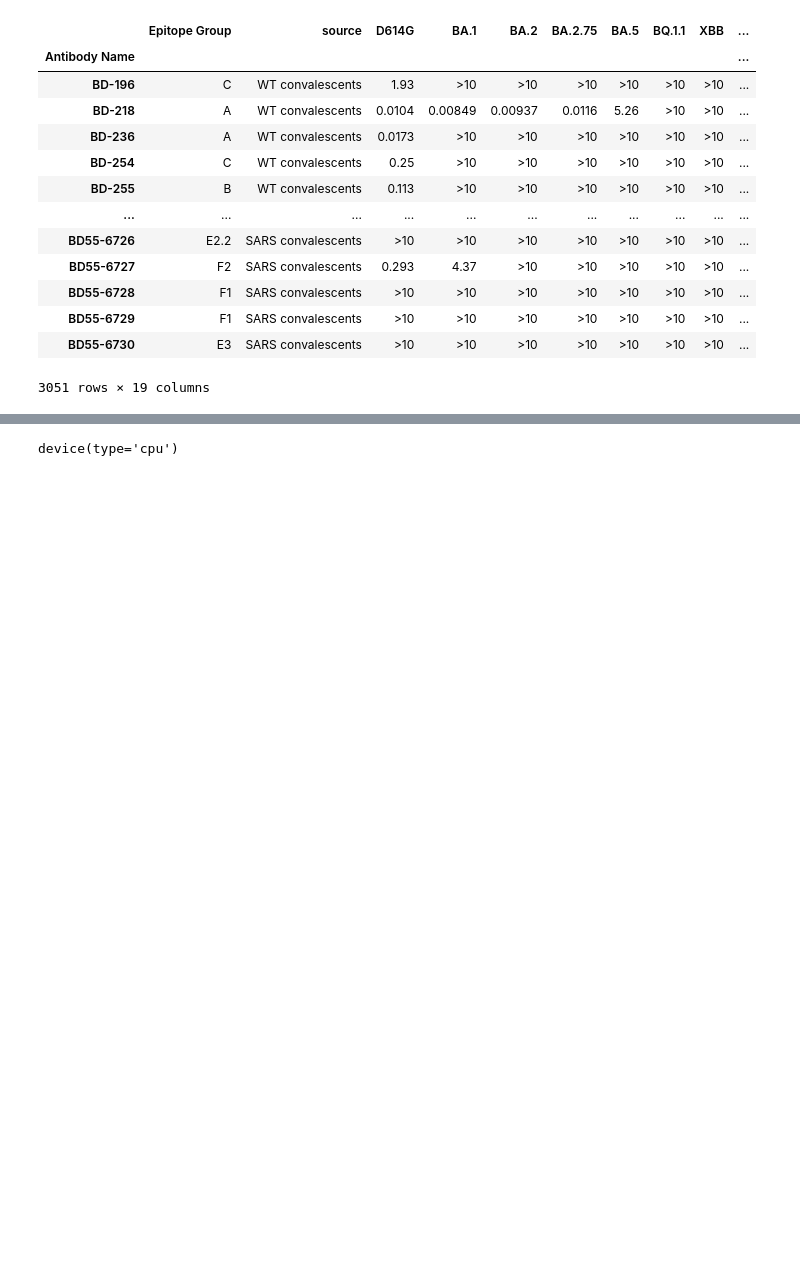
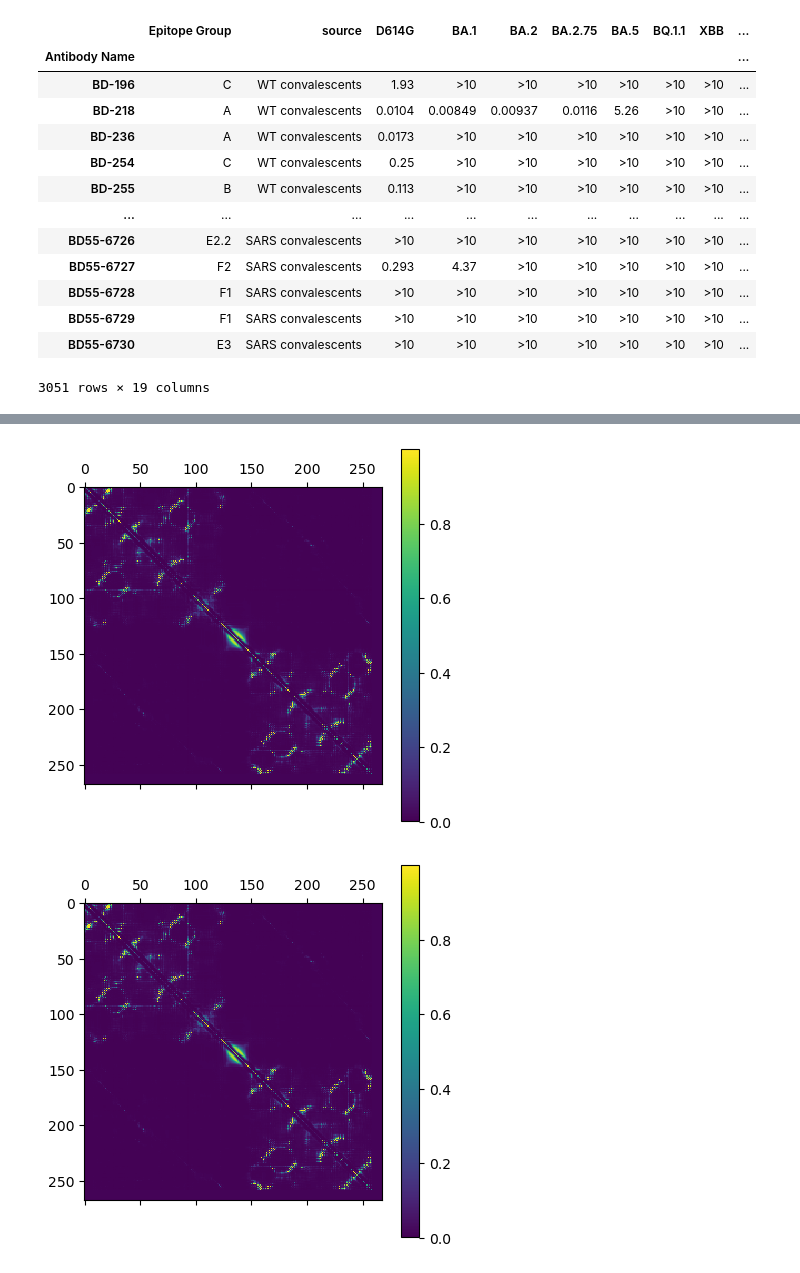
Before and after one commit to JonasBlomquist/AI4ProtEng_AIntibody, a Jupyter notebook: notebooks/representation.ipynb, the cells around one changed output, grey strips where cells are left out. Drawn from its saved outputs; the diff is of its cells as text; code cells hidden in the pictures; blank space fills up the shorter version.

```diff
--- a/notebooks/representation.ipynb
+++ b/notebooks/representation.ipynb
@@ -284,7 +284,7 @@ data
 protein_num = int(data.shape[0])
 
 
-def plot_concetc(data_esm2):
+def process_linker(data_esm2, linker_length):
         # Extract representations
         last_layer = list(data_esm2['representations'].keys())[0]
         representations = data_esm2['representations'][last_layer]
@@ -296,7 +296,7 @@ def plot_concetc(data_esm2):
 
 
         for index in range(protein_num):
-                linker_length = len()
+
                 # Remove the zero padding, start, stop tokens, connecting token for the representations
                 # rep = <cls> HC "linker" LC <eos>
 
@@ -312,12 +312,26 @@ def plot_concetc(data_esm2):
 
                 # Remove start, stop tokens and connecting token for the representations
                 # remove from start toekn in both dim
-                contact = contacts[index, :heavy_sequence_lengths[index]+light_sequence_lengths[index]+1, :heavy_sequence_lengths[index]+light_sequence_lengths[index]+1]
+                # Remove start, stop tokens and connecting token for the representations
+                # remove from start toekn in both dim
+                contact = contacts[index, :heavy_sequence_lengths[index]+light_sequence_lengths[index]+linker_length, :heavy_sequence_lengths[index]+light_sequence_lengths[index]+linker_length]
+
+                # contact = torch.cat((contact[:heavy_sequence_lengths[index]], contact[heavy_sequence_lengths[index]+linker_length:]))
+                contact = np.delete(contact, slice(heavy_sequence_lengths[index]+1, heavy_sequence_lengths[index] + linker_length + 1), axis=0)
+
+                contact = np.delete(contact, slice(heavy_sequence_lengths[index]+1, heavy_sequence_lengths[index] + linker_length + 1), axis=1)
+                contacts_list.append(contact)
+
+        concatenated_embeddings = torch.cat(representations_list, dim=0)
+        concatenated_contacts = torch.cat(contacts_list, dim=0)
+        data_esm2['representations'][last_layer] = concatenated_embeddings
+        data_esm2['contacts']=concatenated_contacts
+        return data_esm2
 
 
-                contact = np.delete(contact, heavy_sequence_lengths[index:linker_length], axis=0)
-                contact = np.delete(contact, heavy_sequence_lengths[index:linker_length], axis=1)
-                contacts_list.append(contact)
-        plt.matshow(contacts_list[0])
+
+def plot_concetc(some_data):
+
+        plt.matshow(some_data["contacts"][0])
         plt.colorbar()
         return plt.show()
@@ -379,4 +338,17 @@ torch.Size([240, 240])
-# %%
-contacts.device
-# %% [output]
-device(type='cpu')
+# %%
+
+tokens_len = [1,20,15]
+
+# # for index in range(len(tokens)):
+# for k in range(2):
+#     print(k)
+
+#     if k != 0:
+#         ems_data[k] = process_linker(ems_data[k],tokens_len[k])
+
+
+for index in range(len(tokens)):
+    plot_concetc(ems_data[2])
+# %% [output]
+[figure, added]
+[figure, added]
```
Also changed, not shown: parts of 10 cells of this notebook, 1 other file.
